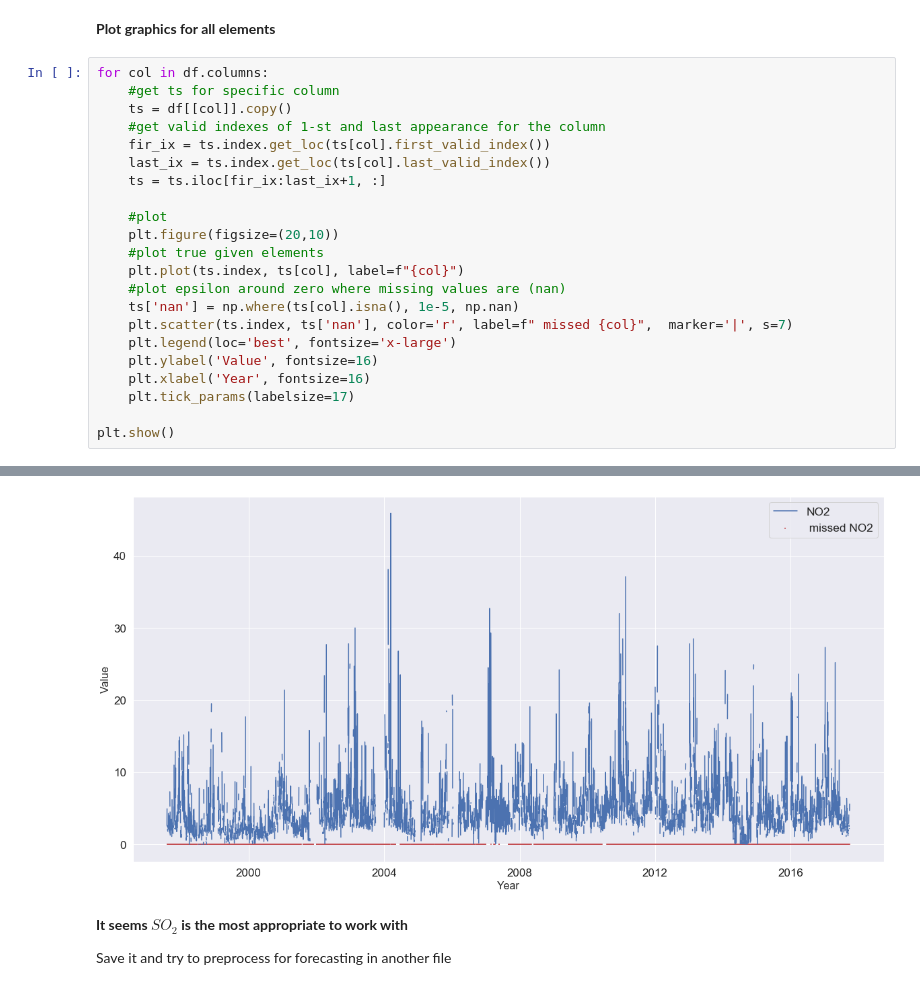
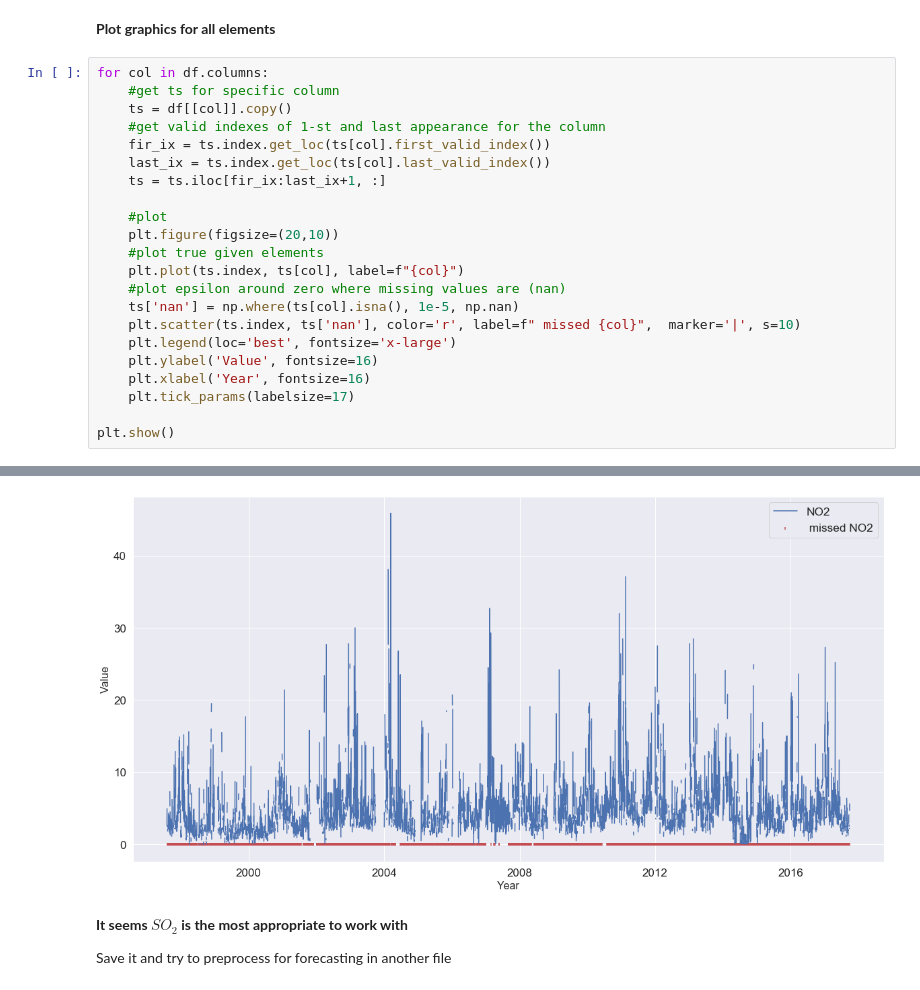
Before and after one commit to Karnushin/Statistical-analysis-of-time-series-related-to-air-pollution, a Jupyter notebook: second_part/1_search_best_ts.ipynb, the cells around one changed output, grey strips where cells are left out. Drawn from its saved outputs; the diff is of its cells as text.

```diff
--- a/second_part/1_search_best_ts.ipynb
+++ b/second_part/1_search_best_ts.ipynb
@@ -218,7 +218,7 @@ for col in df.columns:
     plt.plot(ts.index, ts[col], label=f"{col}")
     #plot epsilon around zero where missing values are (nan)
     ts['nan'] = np.where(ts[col].isna(), 1e-5, np.nan)
-    plt.scatter(ts.index, ts['nan'], color='r', label=f" missed {col}",  marker='|', s=7)
+    plt.scatter(ts.index, ts['nan'], color='r', label=f" missed {col}",  marker='|', s=10)
     plt.legend(loc='best', fontsize='x-large')
     plt.ylabel('Value', fontsize=16)
     plt.xlabel('Year', fontsize=16)
@@ -235,4 +235,4 @@ plt.show()
-[figure, old version]
+[figure, new version]
 # %% [markdown]
 **It seems $SO_2$ is the most appropriate to work with**
 
```
Also changed, not shown: parts of 1 cell of this notebook.
